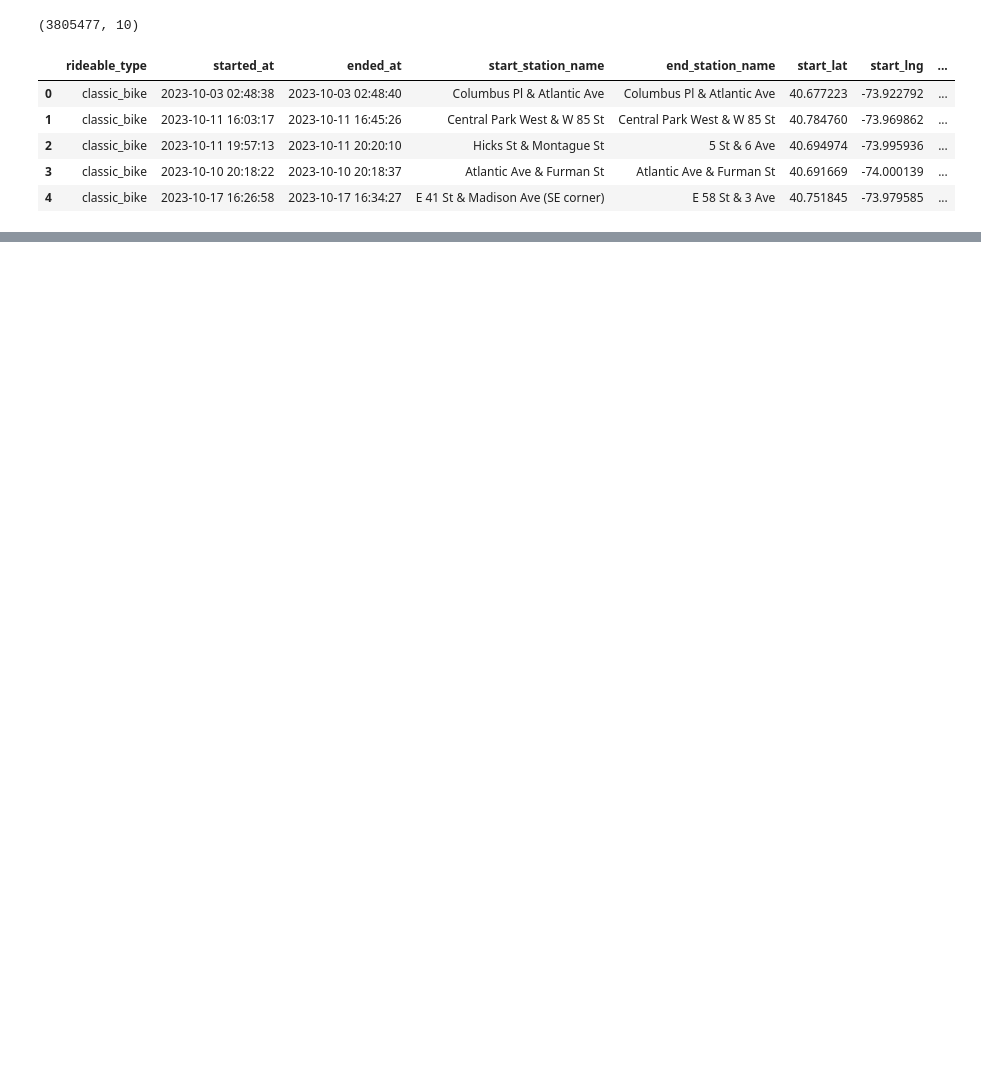
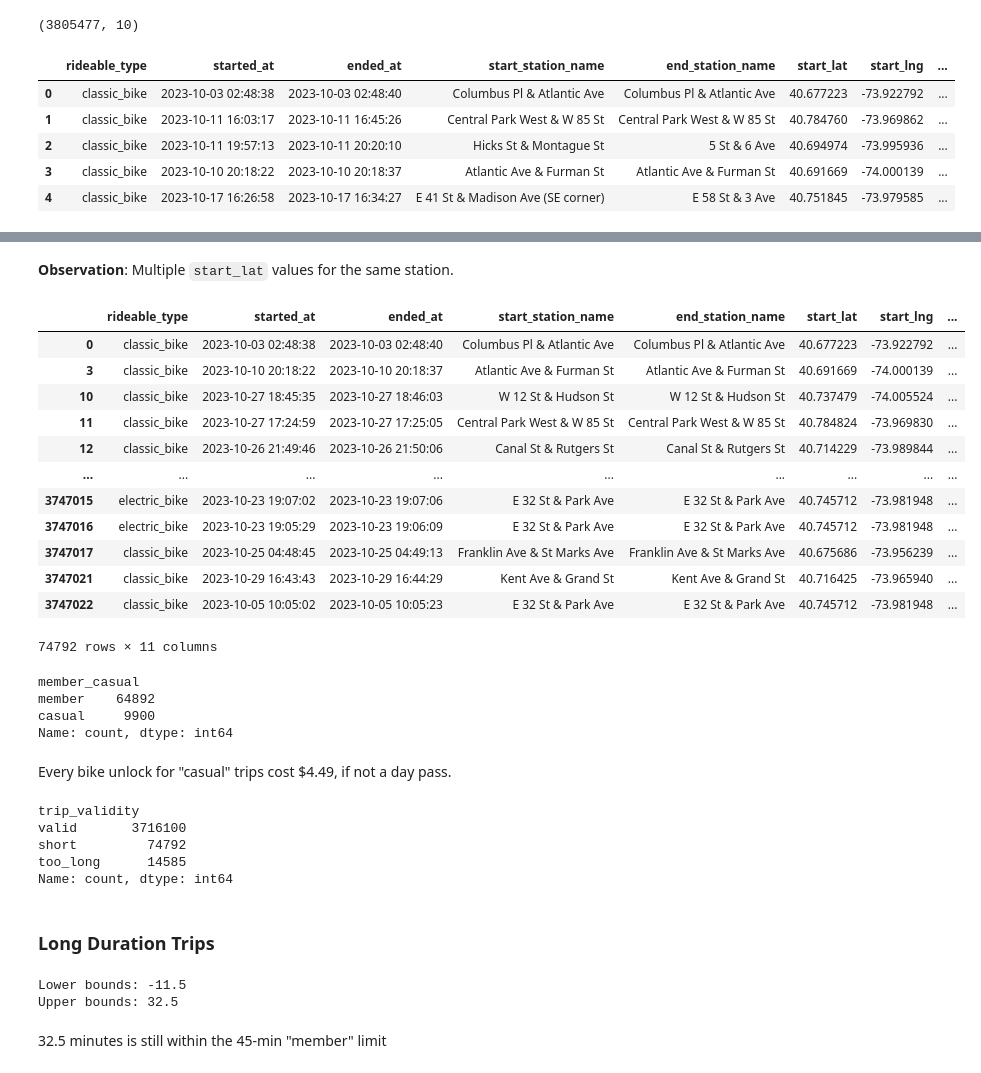
Before and after one commit to alyssahondrade/citibike-tableau, a Jupyter notebook: data_cleaning.ipynb, the cells around one changed output, grey strips where cells are left out. Drawn from its saved outputs; the diff is of its cells as text; code cells hidden in the pictures; blank space fills up the shorter version.

```diff
--- a/data_cleaning.ipynb
+++ b/data_cleaning.ipynb
@@ -515,0 +365,63 @@ clean_df.loc[clean_df['rideable_type'] == "docked_bike"]
+# %% [markdown]
+__Observation__: Multiple `start_lat` values for the same station.
+# %%
+# Determine trips which occurred at the same location
+same_location = lessthan_minute.loc[lessthan_minute['start_station_name'] == lessthan_minute['end_station_name']]
+same_location
+# %% [output]
+|  | rideable_type | started_at | ended_at | start_station_name | end_station_name | start_lat | start_lng | ... |
+| 0 | classic_bike | 2023-10-03 02:48:38 | 2023-10-03 02:48:40 | Columbus Pl & Atlantic Ave | Columbus Pl & Atlantic Ave | 40.677223 | -73.922792 | ... |
+| 3 | classic_bike | 2023-10-10 20:18:22 | 2023-10-10 20:18:37 | Atlantic Ave & Furman St | Atlantic Ave & Furman St | 40.691669 | -74.000139 | ... |
+| 10 | classic_bike | 2023-10-27 18:45:35 | 2023-10-27 18:46:03 | W 12 St & Hudson St | W 12 St & Hudson St | 40.737479 | -74.005524 | ... |
+| 11 | classic_bike | 2023-10-27 17:24:59 | 2023-10-27 17:25:05 | Central Park West & W 85 St | Central Park West & W 85 St | 40.784824 | -73.969830 | ... |
+| 12 | classic_bike | 2023-10-26 21:49:46 | 2023-10-26 21:50:06 | Canal St & Rutgers St | Canal St & Rutgers St | 40.714229 | -73.989844 | ... |
+| ... | ... | ... | ... | ... | ... | ... | ... | ... |
+| 3747015 | electric_bike | 2023-10-23 19:07:02 | 2023-10-23 19:07:06 | E 32 St & Park Ave | E 32 St & Park Ave | 40.745712 | -73.981948 | ... |
+| 3747016 | electric_bike | 2023-10-23 19:05:29 | 2023-10-23 19:06:09 | E 32 St & Park Ave | E 32 St & Park Ave | 40.745712 | -73.981948 | ... |
+| 3747017 | classic_bike | 2023-10-25 04:48:45 | 2023-10-25 04:49:13 | Franklin Ave & St Marks Ave | Franklin Ave & St Marks Ave | 40.675686 | -73.956239 | ... |
+| 3747021 | classic_bike | 2023-10-29 16:43:43 | 2023-10-29 16:44:29 | Kent Ave & Grand St | Kent Ave & Grand St | 40.716425 | -73.965940 | ... |
+| 3747022 | classic_bike | 2023-10-05 10:05:02 | 2023-10-05 10:05:23 | E 32 St & Park Ave | E 32 St & Park Ave | 40.745712 | -73.981948 | ... |
+74792 rows × 11 columns
+# %%
+# Determine the distribution of membership
+same_location.member_casual.value_counts()
+# %% [output]
+member_casual
+member    64892
+casual     9900
+Name: count, dtype: int64
+# %% [markdown]
+Every bike unlock for "casual" trips cost $4.49, if not a day pass.
+# %%
+# Add a `trip_validity` column
+positive_durations.loc[same_location.index, 'trip_validity'] = "short"
+# positive_durations.loc[~same_location.index, 'trip_validity'] = "valid"
+
+positive_durations.trip_validity.value_counts()
+# %% [output]
+trip_validity
+valid       3716100
+short         74792
+too_long      14585
+Name: count, dtype: int64
+# %% [markdown]
+### Long Duration Trips
+# %%
+# Calculate the IQR, lower/upper bounds
+lower_quartile = duration_stats['25%']
+upper_quartile = duration_stats['75%']
+
+# Calculate the IQR
+iqr = upper_quartile - lower_quartile
+
+# Calculate the bounds
+lower_bounds = lower_quartile - (1.5*iqr)
+upper_bounds = upper_quartile + (1.5*iqr)
+
+print(f"Lower bounds: {lower_bounds}")
+print(f"Upper bounds: {upper_bounds}")
+# %% [output]
+Lower bounds: -11.5
+Upper bounds: 32.5
+# %% [markdown]
+32.5 minutes is still within the 45-min "member" limit
```
Also changed, not shown: parts of 37 cells of this notebook.
